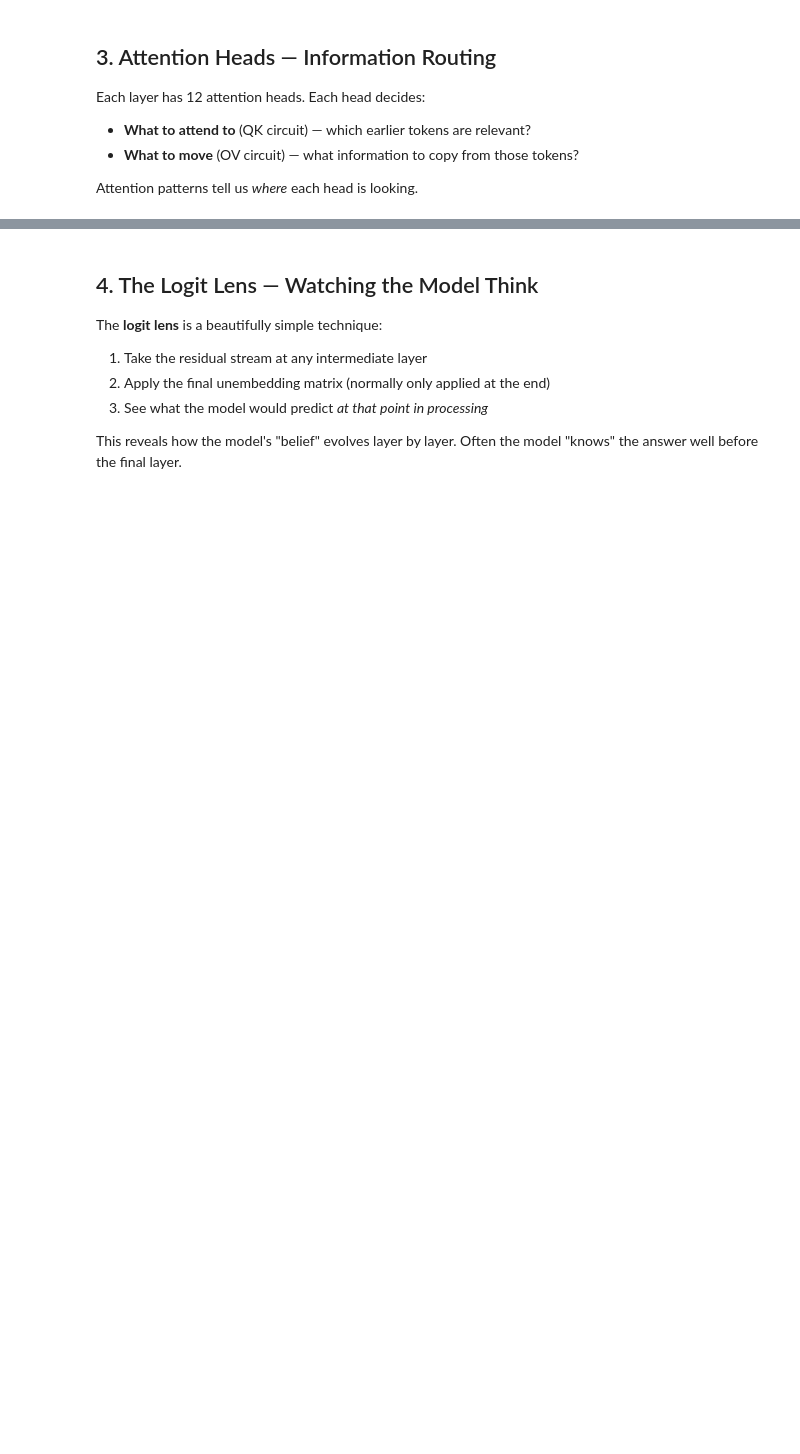
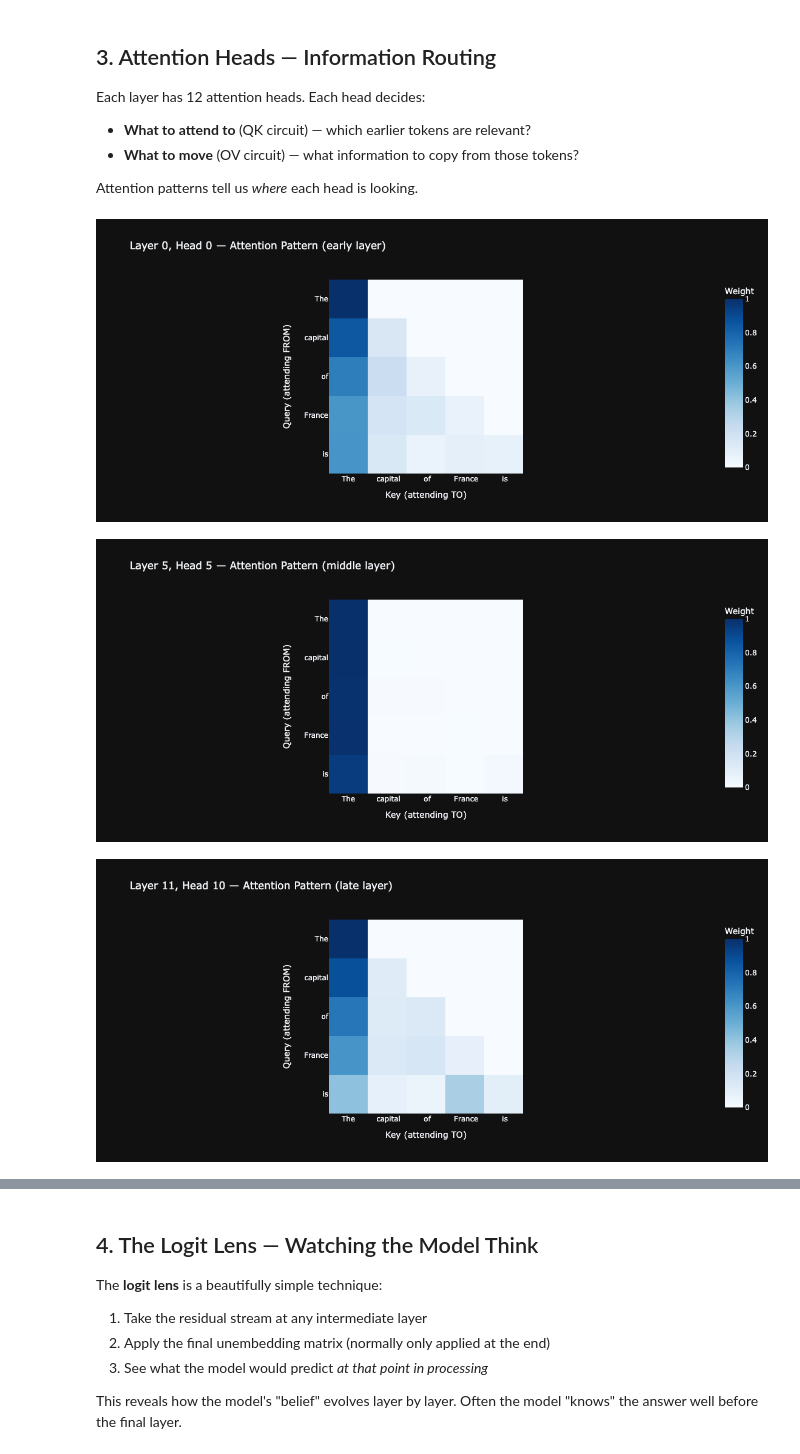
Before and after one commit to ledbetterljoshua/interpretability-research, a Jupyter notebook: experiments/01_gpt2_internals.ipynb, the cells around one changed output, grey strips where cells are left out. Cells and saved outputs as stored; diff of their text form; code cells hidden in the pictures; blank space fills up the shorter version.

```diff
--- a/experiments/01_gpt2_internals.ipynb
+++ b/experiments/01_gpt2_internals.ipynb
@@ -33,7 +39,7 @@ print(f"TransformerLens version: {tl.__version__}")
 
 TransformerLens wraps the model so every internal activation is accessible. First download will take a moment, then it's cached.
 # %%
-model = HookedTransformer.from_pretrained("gpt2-small", device=device)
+model = HookedTransformer.from_pretrained("gpt2-small", device=device, dtype=torch.float32)
 
 print(f"Model: {model.cfg.model_name}")
 print(f"Layers: {model.cfg.n_layers}")
@@ -78,7 +97,7 @@ Let's actually see it.
 # %%
 # Run a prompt through the model, caching ALL internal activations
 prompt = "The capital of France is"
-tokens = model.to_tokens(prompt)
+tokens = model.to_tokens(prompt, prepend_bos=False)
 print(f"Tokens: {[model.to_string(t) for t in tokens[0]]}")
 print(f"Token IDs: {tokens[0].tolist()}")
 print(f"Shape: {tokens.shape} (batch=1, seq_len={tokens.shape[1]})")
@@ -170,33 +218,37 @@ Attention patterns tell us *where* each head is looking.
 # %%
 # Get all attention patterns
 # Shape: [batch, n_heads, seq_len (query), seq_len (key)]
 
 prompt = "The capital of France is"
-tokens = model.to_tokens(prompt)
+tokens = model.to_tokens(prompt, prepend_bos=False)
 token_labels = [model.to_string(t) for t in tokens[0]]
 
 logits, cache = model.run_with_cache(tokens)
 
 # Show attention patterns for a few interesting heads
 def plot_attention(layer, head, title_extra=""):
     pattern = cache[f"blocks.{layer}.attn.hook_pattern"][0, head].detach().cpu().numpy()
 
     fig = px.imshow(
         pattern,
         x=token_labels,
         y=token_labels,
         color_continuous_scale="Blues",
         title=f"Layer {layer}, Head {head} — Attention Pattern {title_extra}",
         labels={"x": "Key (attending TO)", "y": "Query (attending FROM)", "color": "Weight"},
         template="plotly_dark"
     )
     fig.update_layout(width=500, height=500)
     fig.show()
 
 # Plot a few heads
 plot_attention(0, 0, "(early layer)")
 plot_attention(5, 5, "(middle layer)")
 plot_attention(11, 10, "(late layer)")
+# %% [output]
+[figure, added]
+[figure, added]
+[figure, added]
 # %%
 # Which heads attend most to the last token position?
 # This tells us which heads are most involved in predicting the next token
```
Also changed, not shown: parts of 13 cells of this notebook.
